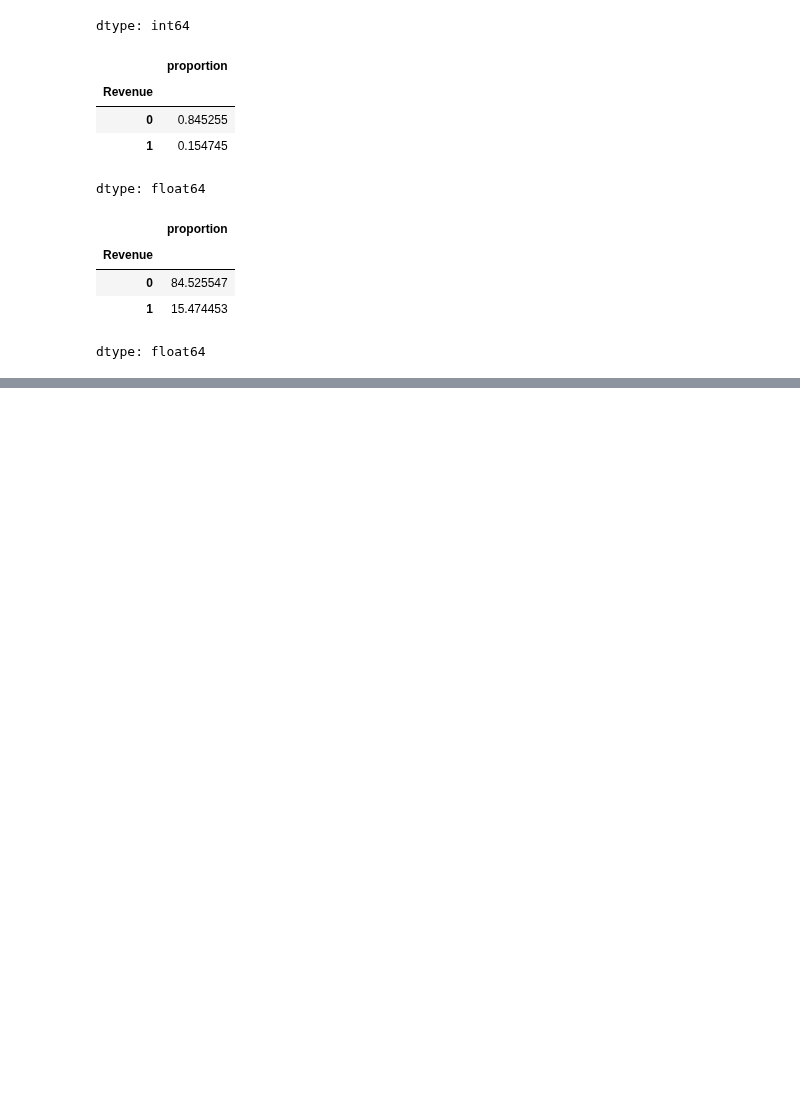
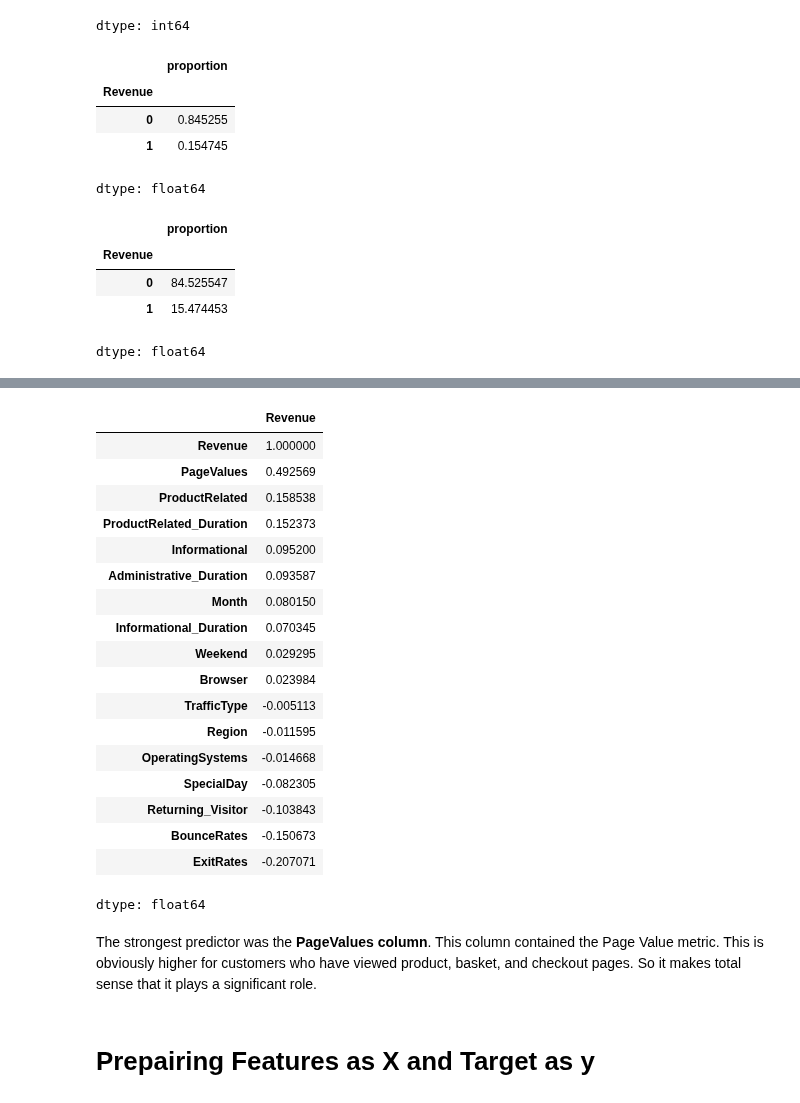
Before and after one commit to ApoorvaReddy17/practice, a Jupyter notebook: mlpractice.ipynb, the cells around one changed output, grey strips where cells are left out. Saved outputs shown, nothing was run; the diff lists cells and outputs as text; code cells hidden in the pictures; blank space fills up the shorter version.

```diff
--- a/mlpractice.ipynb
+++ b/mlpractice.ipynb
@@ -224,0 +242,28 @@ dtype: float64
+# %%
+result = df[df.columns[1:]].corr()['Revenue'] # excluding 0th column (Administrative)
+result.sort_values(ascending=False)
+# %% [output]
+|  | Revenue |
+| Revenue | 1.000000 |
+| PageValues | 0.492569 |
+| ProductRelated | 0.158538 |
+| ProductRelated_Duration | 0.152373 |
+| Informational | 0.095200 |
+| Administrative_Duration | 0.093587 |
+| Month | 0.080150 |
+| Informational_Duration | 0.070345 |
+| Weekend | 0.029295 |
+| Browser | 0.023984 |
+| TrafficType | -0.005113 |
+| Region | -0.011595 |
+| OperatingSystems | -0.014668 |
+| SpecialDay | -0.082305 |
+| Returning_Visitor | -0.103843 |
+| BounceRates | -0.150673 |
+| ExitRates | -0.207071 |
+dtype: float64
+# %% [markdown]
+The strongest predictor was the **PageValues column**. This column contained the Page Value metric. This is obviously higher for customers who have viewed product, basket,
+and checkout pages. So it makes total sense that it plays a significant role.
+# %% [markdown]
+# **Prepairing Features as X and Target as y**
```
Also changed, not shown: parts of 11 cells of this notebook.
